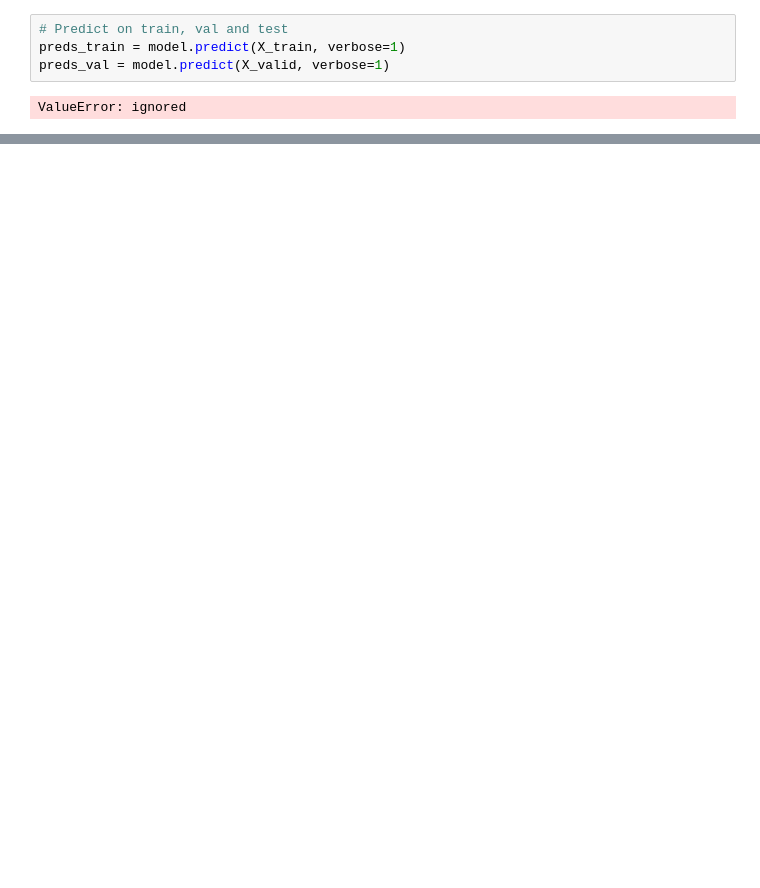
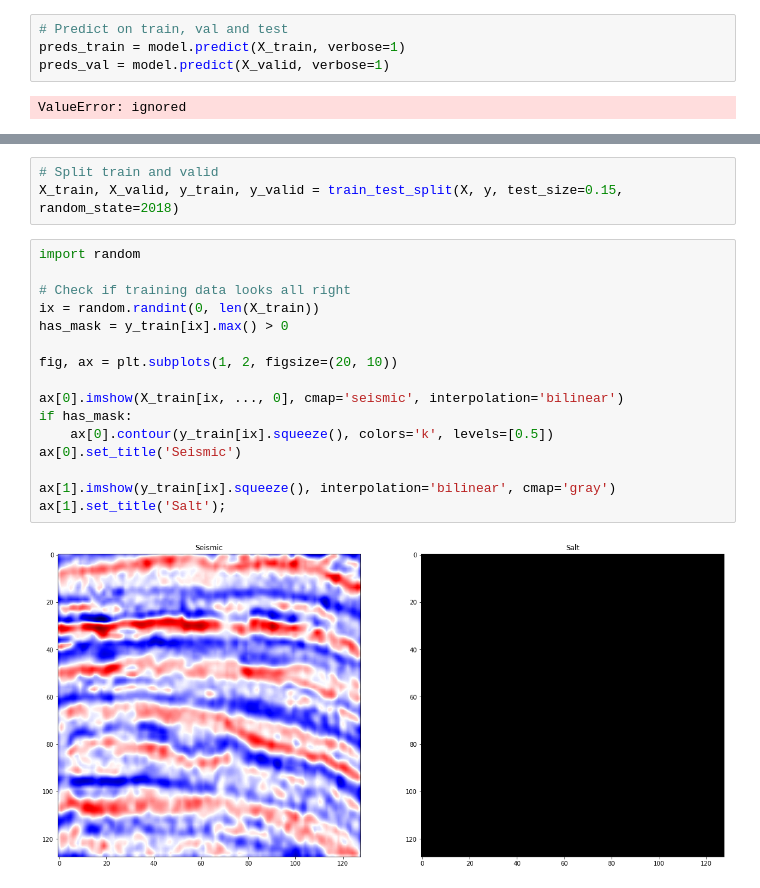
Before and after one commit to pwolscho/unet, a Jupyter notebook: u_net.ipynb, the cells around one changed output, grey strips where cells are left out. Drawn from its saved outputs; the diff is of its cells as text; blank space fills up the shorter version.

```diff
--- a/u_net.ipynb
+++ b/u_net.ipynb
@@ -558,0 +597,21 @@ ValueError: ignored
+# %%
+# Split train and valid
+X_train, X_valid, y_train, y_valid = train_test_split(X, y, test_size=0.15, random_state=2018)
+# %%
+import random
+
+# Check if training data looks all right
+ix = random.randint(0, len(X_train))
+has_mask = y_train[ix].max() > 0
+
+fig, ax = plt.subplots(1, 2, figsize=(20, 10))
+
+ax[0].imshow(X_train[ix, ..., 0], cmap='seismic', interpolation='bilinear')
+if has_mask:
+    ax[0].contour(y_train[ix].squeeze(), colors='k', levels=[0.5])
+ax[0].set_title('Seismic')
+
+ax[1].imshow(y_train[ix].squeeze(), interpolation='bilinear', cmap='gray')
+ax[1].set_title('Salt');
+# %% [output]
+[figure, added]
```
Also changed, not shown: parts of 38 cells of this notebook.
